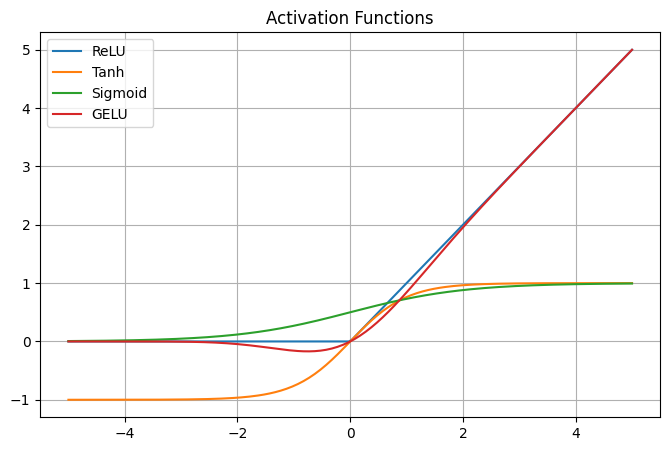
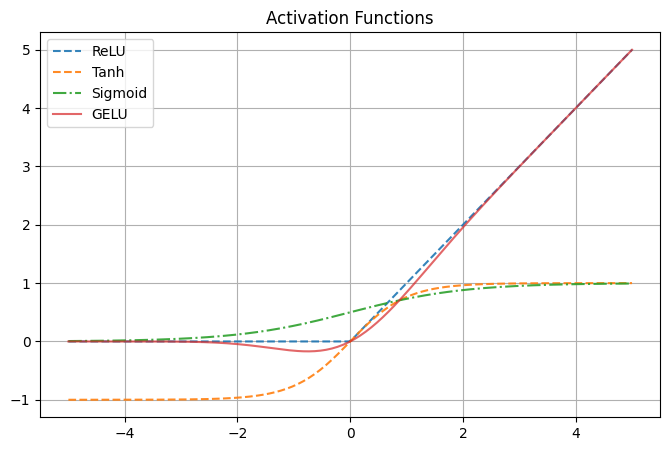
The notebook cell's code change between the first figure and the second:
--- before
+++ after
@@ -11,8 +11,8 @@
 plt.figure(figsize=(8,5))
 
-plt.plot(x.numpy(), relu.numpy(), label="ReLU")
-plt.plot(x.numpy(), tanh.numpy(), label="Tanh")
-plt.plot(x.numpy(), sigmoid.numpy(), label="Sigmoid")
-plt.plot(x.numpy(), gelu.numpy(), label="GELU")
+plt.plot(x.numpy(), relu.numpy(), label="ReLU", alpha=0.9, linestyle="dashed")
+plt.plot(x.numpy(), tanh.numpy(), label="Tanh", alpha=0.9, linestyle="dashed")
+plt.plot(x.numpy(), sigmoid.numpy(), label="Sigmoid", alpha=0.9, linestyle="dashdot")
+plt.plot(x.numpy(), gelu.numpy(), label="GELU", alpha=0.7, linestyle="-")
 
 plt.legend()

Commit: practice deep learn basics - from MLP to FFNN and CNN minor notebook adjustments